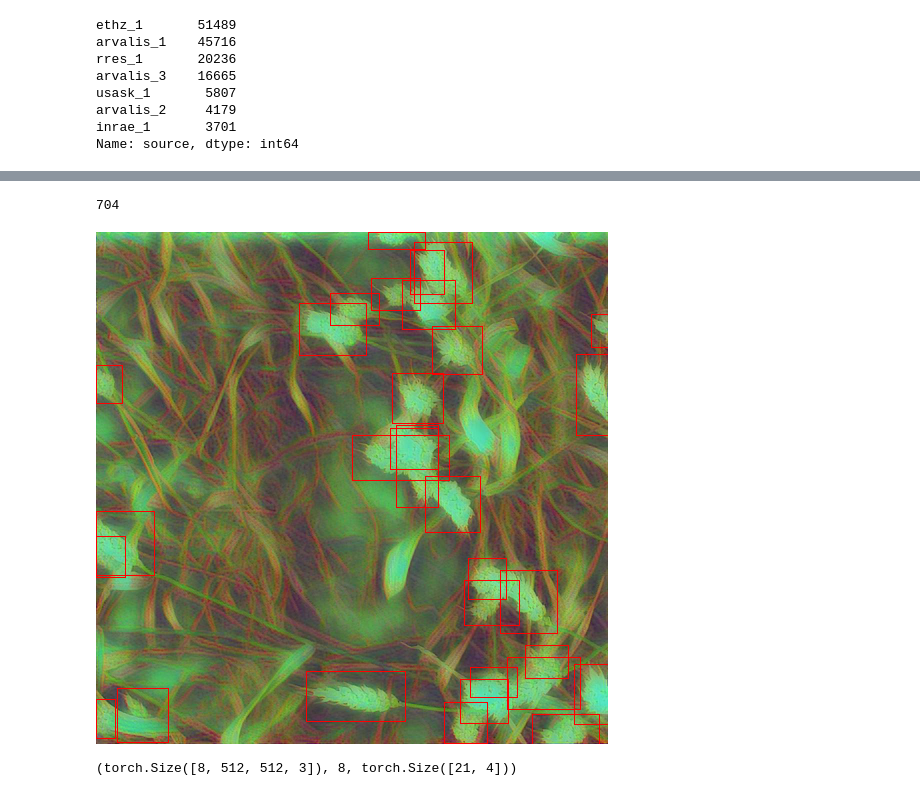
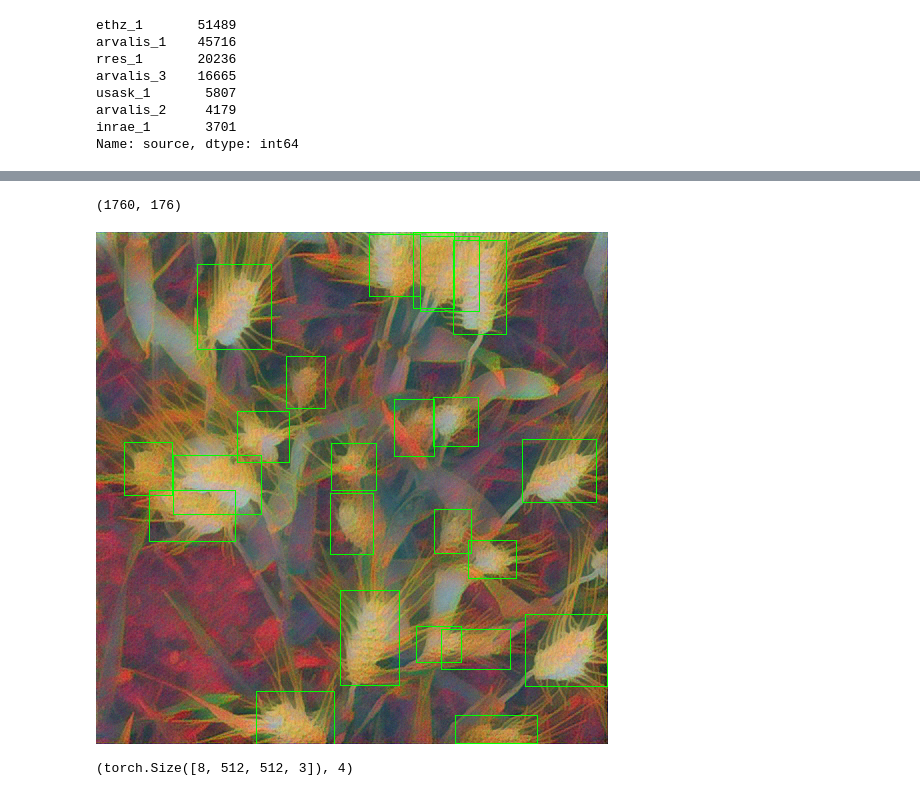
Before and after one commit to dmitry-vorobiev/kaggle-global-wheat-detection, a Jupyter notebook: nbs/dataset.ipynb, the cells around one changed output, grey strips where cells are left out. Drawn from its saved outputs; the diff is of its cells as text; code cells hidden in the pictures.

```diff
--- a/nbs/dataset.ipynb
+++ b/nbs/dataset.ipynb
@@ -224,15 +125,31 @@ tfms = A.Compose(tfms, bbox_params=A.BboxParams('pascal_voc'))
+# %%
+tfms = [
+    A.Resize(512, 512, interpolation=cv2.INTER_AREA),
+    A.Flip(p=0.75),
+    A.RandomRotate90(p=0.75),
+    A.ShiftScaleRotate(shift_limit=0, scale_limit=(0.05, 0.15), rotate_limit=25, p=0.33),
+    A.RandomBrightnessContrast(p=0.5),
+    A.OneOf([
+        A.RGBShift(r_shift_limit=20, b_shift_limit=20, g_shift_limit=20, p=1.0),
+        A.HueSaturationValue(hue_shift_limit=15, val_shift_limit=10, p=1.0)
+    ], p=0.5),
+    A.OneOf([
+        A.CLAHE(p=1.0),
+        A.GaussianBlur(blur_limit=5, p=0.5),
+        A.GaussNoise(p=1.0)
+    ], p=0.5),
+]
+
+tfms = A.Compose(tfms, bbox_params=A.BboxParams('pascal_voc', min_visibility=0.05))
 # %%
 %%time
 
 image_dir = DATA_DIR/'train'
 csv_path = DATA_DIR/'train.csv'
+gen_image_dirs = [DATA_DIR/'synthetic/2020-07-19/15-13-08']
 
-image_dirs = [
-    image_dir,
-    '/media/dmitry/data/kek/2020-07-16/18-43-45',
-]
-
-# ds = ExtendedWheatDataset(image_dirs, csv_path, transforms=tfms)
-
-ds = WheatDataset(image_dir, csv_path, gen_image_dirs=image_dirs[1:], transforms=tfms, source=['usask_1'])
+ds = ExtendedWheatDataset(image_dir, csv_path,
+                          gen_image_dirs=gen_image_dirs,
+                          transforms=tfms,
+                          source=['inrae_1'])
 # %% [output]
@@ -241,10 +158,4 @@ Wall time: 22.3 s
 # %%
-len(ds)
+len(ds), ds.num_orig_images
 # %% [output]
-704
+(1760, 176)
-# %%
-image, bboxes = ds[550]
-draw_boxes(image, bboxes)
-Image.fromarray(image)
-# %% [output]
-[figure, removed]
@@ -259,0 +162,12 @@ dl = torch.utils.data.DataLoader(ds, batch_size=8, shuffle=True, collate_fn=coll
+# %%
+image, target = ds[450]
+bboxes = target['bbox']
+
+for bb in bboxes:
+    p1 = tuple(bb[:2].astype(int))
+    p2 = tuple(bb[2:].astype(int))
+    cv2.rectangle(image, p1, p2, (0, 255, 0), 1)
+
+Image.fromarray(image)
+# %% [output]
+[figure, added]
@@ -260,6 +189,6 @@ dl = torch.utils.data.DataLoader(ds, batch_size=8, shuffle=True, collate_fn=coll
 # %%
 images, targets = next(iter(dl))
 
-images.shape, len(targets), targets[0].shape
+images.shape, len(targets)
 # %% [output]
-(torch.Size([8, 512, 512, 3]), 8, torch.Size([21, 4]))
+(torch.Size([8, 512, 512, 3]), 4)
```
Also changed, not shown: parts of 17 cells of this notebook.
